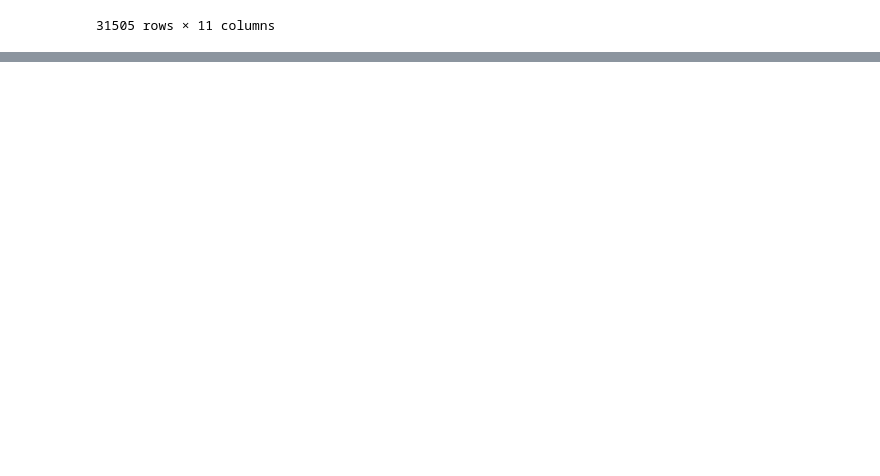
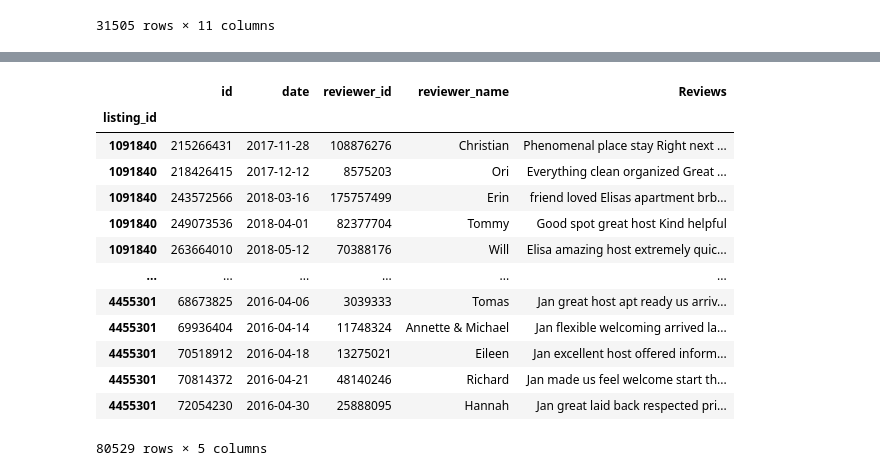
Before and after one commit to AndrewDai6123/AirBnB-Opinion-Mining-Project, a Jupyter notebook: data.ipynb, the cells around one changed output, grey strips where cells are left out. Drawn from its saved outputs; the diff is of its cells as text; code cells hidden in the pictures; blank space fills up the shorter version.

```diff
--- a/data.ipynb
+++ b/data.ipynb
@@ -227,0 +350,2 @@ listing_df.dropna()
+# %%
+reviews2_df_clean_2 = reviews2_df_clean_2[["id", "date", "reviewer_id", "reviewer_name", "Reviews"]]
@@ -227,0 +385,17 @@ listing_df.dropna()
+# %%
+reviews2_df_clean_2
+# %% [output]
+|  | id | date | reviewer_id | reviewer_name | Reviews |
+| listing_id |  |  |  |  |  |
+| 1091840 | 215266431 | 2017-11-28 | 108876276 | Christian | Phenomenal place stay Right next ... |
+| 1091840 | 218426415 | 2017-12-12 | 8575203 | Ori | Everything clean organized Great ... |
+| 1091840 | 243572566 | 2018-03-16 | 175757499 | Erin | friend loved Elisas apartment brb... |
+| 1091840 | 249073536 | 2018-04-01 | 82377704 | Tommy | Good spot great host Kind helpful |
+| 1091840 | 263664010 | 2018-05-12 | 70388176 | Will | Elisa amazing host extremely quic... |
+| ... | ... | ... | ... | ... | ... |
+| 4455301 | 68673825 | 2016-04-06 | 3039333 | Tomas | Jan great host apt ready us arriv... |
+| 4455301 | 69936404 | 2016-04-14 | 11748324 | Annette & Michael | Jan flexible welcoming arrived la... |
+| 4455301 | 70518912 | 2016-04-18 | 13275021 | Eileen | Jan excellent host offered inform... |
+| 4455301 | 70814372 | 2016-04-21 | 48140246 | Richard | Jan made us feel welcome start th... |
+| 4455301 | 72054230 | 2016-04-30 | 25888095 | Hannah | Jan great laid back respected pri... |
+80529 rows × 5 columns
```
Also changed, not shown: parts of 71 cells of this notebook, 2 other files.
